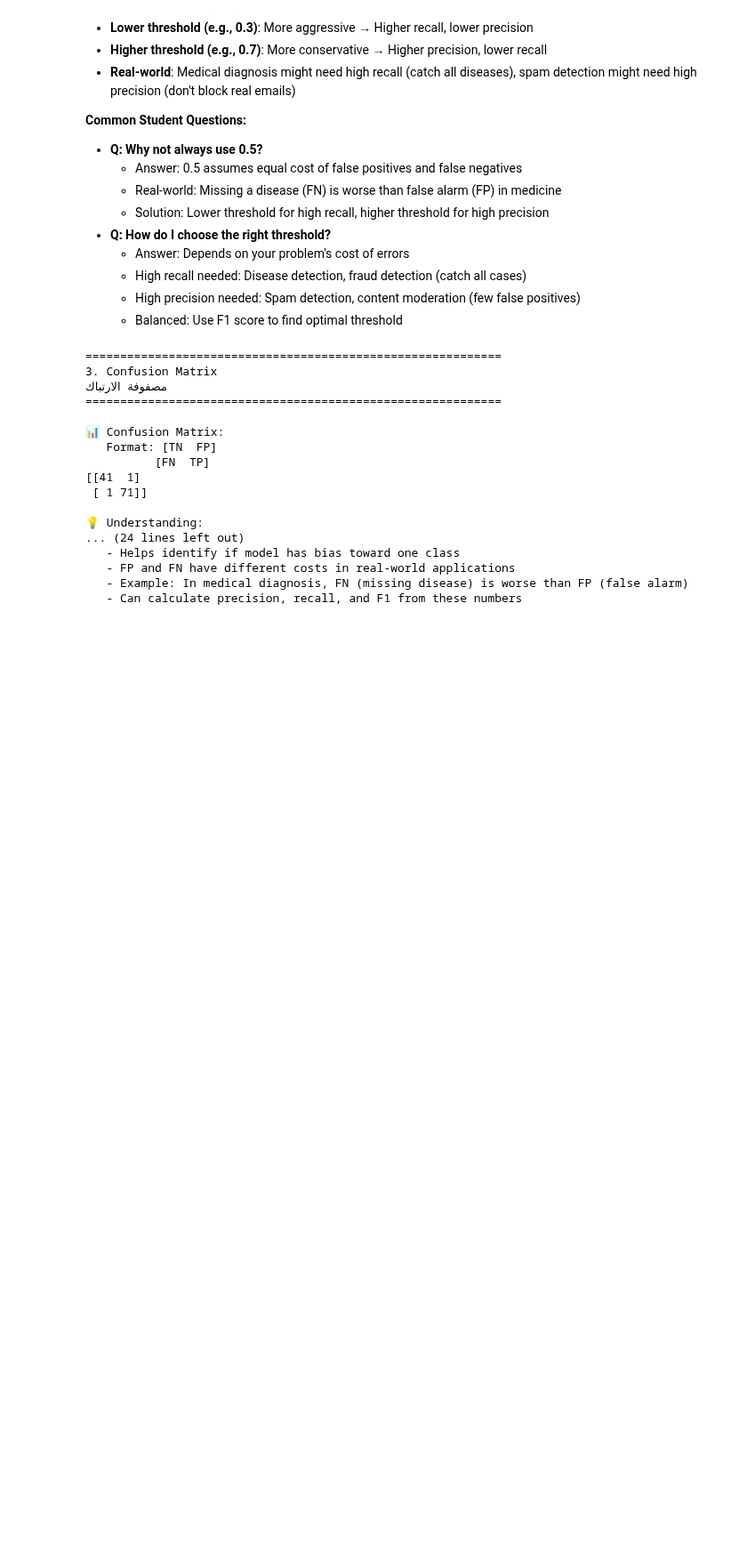
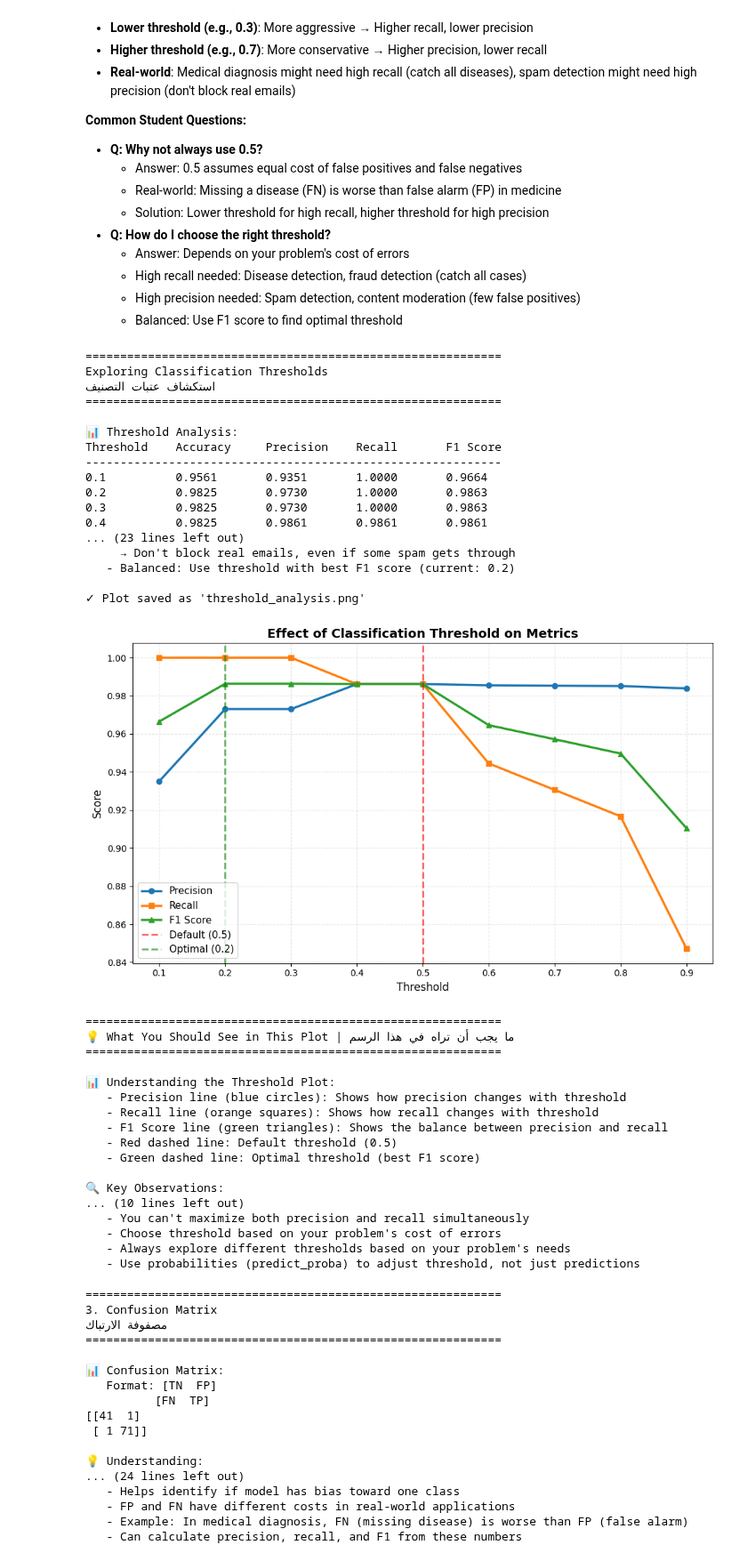
Before and after one commit to alwaleedsul/AI-Diploma-Program, a Jupyter notebook: Course 04/unit3-classification/examples/01_logistic_regression.ipynb, the cells around one changed output. Shown at 89% size. Drawn from its saved outputs; the diff is of its cells as text; code cells hidden in the pictures; blank space fills up the shorter version.

```diff
--- a/Course 04/unit3-classification/examples/01_logistic_regression.ipynb
+++ b/Course 04/unit3-classification/examples/01_logistic_regression.ipynb
@@ -549,44 +556,101 @@ optimal_threshold = results_df.loc[optimal_idx, 'threshold']
 
 print("\n" + "=" * 60)
 print("💡 Key Insights | الرؤى الرئيسية")
 print("=" * 60)
 print(f"\n📊 Optimal Threshold (by F1 Score): {optimal_threshold:.1f}")
 print(f"   - This threshold balances precision and recall")
 print(f"   - F1 Score: {results_df.loc[optimal_idx, 'f1']:.4f}")
 
 print(f"\n🔍 Threshold Trade-offs:")
 print(f"   - Lower threshold (< 0.5): More aggressive → Higher recall, lower precision")
 print(f"   - Higher threshold (> 0.5): More conservative → Higher precision, lower recall")
 print(f"   - Default (0.5): Balanced approach (assumes equal cost of errors)")
 
 print(f"\n📚 Real-World Applications:")
 print(f"   - Medical diagnosis: Use LOWER threshold (0.3-0.4) for high recall")
 print(f"     → Don't miss diseases, even if some false alarms")
 print(f"   - Spam detection: Use HIGHER threshold (0.6-0.7) for high precision")
 print(f"     → Don't block real emails, even if some spam gets through")
 print(f"   - Balanced: Use threshold with best F1 score (current: {optimal_threshold:.1f})")
 
 # Visualize threshold effects
 plt.figure(figsize=(10, 6))
-plt.plot(results_df['threshold'], results_df['precision'], 'o-', label='Precision', linewidth=2)
-plt.plot(results_df['threshold'], results_df['recall'], 's-', label='Recall', linewidth=2)
-plt.plot(results_df['threshold'], results_df['f1'], '^-', label='F1 Score', linewidth=2)
-plt.axvline(x=0.5, color='r', linestyle='--', alpha=0.5, label='Default (0.5)')
-plt.axvline(x=optimal_threshold, color='g', linestyle='--', alpha=0.5, label=f'Optimal ({optimal_threshold:.1f})')
-plt.xlabel('Threshold')
-plt.ylabel('Score')
-plt.title('Effect of Classification Threshold on Metrics')
-plt.legend()
-plt.grid(True, alpha=0.3)
+plt.plot(results_df['threshold'], results_df['precision'], 'o-', label='Precision', linewidth=2.5, markersize=6)
+plt.plot(results_df['threshold'], results_df['recall'], 's-', label='Recall', linewidth=2.5, markersize=6)
+plt.plot(results_df['threshold'], results_df['f1'], '^-', label='F1 Score', linewidth=2.5, markersize=6)
+plt.axvline(x=0.5, color='r', linestyle='--', alpha=0.6, linewidth=2, label='Default (0.5)')
+plt.axvline(x=optimal_threshold, color='g', linestyle='--', alpha=0.6, linewidth=2, label=f'Optimal ({optimal_threshold:.1f})')
+plt.xlabel('Threshold', fontsize=12)
+plt.ylabel('Score', fontsize=12)
+plt.title('Effect of Classification Threshold on Metrics', fontsize=14, fontweight='bold')
+plt.legend(fontsize=11, loc='best')
+plt.grid(True, alpha=0.3, linestyle='--')
 plt.tight_layout()
 plt.savefig('threshold_analysis.png', dpi=300, bbox_inches='tight')
 print("\n✓ Plot saved as 'threshold_analysis.png'")
 plt.show()
 
-print("\n💡 Learning Point:")
+print("\n" + "=" * 60)
+print("💡 What You Should See in This Plot | ما يجب أن تراه في هذا الرسم")
+print("=" * 60)
+print("\n📊 Understanding the Threshold Plot:")
+print("   - Precision line (blue circles): Shows how precision changes with threshold")
+print("   - Recall line (orange squares): Shows how recall changes with threshold")
+print("   - F1 Score line (green triangles): Shows the balance between precision and recall")
+print("   - Red dashed line: Default threshold (0.5)")
+print("   - Green dashed line: Optimal threshold (best F1 score)")
+
+print("\n🔍 Key Observations:")
+print("   - As threshold INCREASES (moves right):")
+print("     → Precision INCREASES (fewer false positives)")
+print("     → Recall DECREASES (more false negatives)")
+print("   - As threshold DECREASES (moves left):")
+print("     → Precision DECREASES (more false positives)")
+print("     → Recall INCREASES (fewer false negatives)")
+print("   - The optimal threshold balances both (highest F1 score)")
+
+print("\n📚 What This Teaches Us:")
 print("   - Threshold selection is a critical hyperparameter!")
+print("   - You can't maximize both precision and recall simultaneously")
+print("   - Choose threshold based on your problem's cost of errors")
 print("   - Always explore different thresholds based on your problem's needs")
 print("   - Use probabilities (predict_proba) to adjust threshold, not just predictions")
+# %% [output]
+============================================================
+Exploring Classification Thresholds
+استكشاف عتبات التصنيف
+============================================================
+
+📊 Threshold Analysis:
+Threshold    Accuracy     Precision    Recall       F1 Score
+------------------------------------------------------------
+0.1          0.9561       0.9351       1.0000       0.9664
+0.2          0.9825       0.9730       1.0000       0.9863
+0.3          0.9825       0.9730       1.0000       0.9863
+0.4          0.9825       0.9861       0.9861       0.9861
+... (23 lines left out)
+     → Don't block real emails, even if some spam gets through
+   - Balanced: Use threshold with best F1 score (current: 0.2)
+
+✓ Plot saved as 'threshold_analysis.png'
+[figure, added]
+============================================================
+💡 What You Should See in This Plot | ما يجب أن تراه في هذا الرسم
+============================================================
+
+📊 Understanding the Threshold Plot:
+   - Precision line (blue circles): Shows how precision changes with threshold
+   - Recall line (orange squares): Shows how recall changes with threshold
+   - F1 Score line (green triangles): Shows the balance between precision and recall
+   - Red dashed line: Default threshold (0.5)
+   - Green dashed line: Optimal threshold (best F1 score)
+
+🔍 Key Observations:
+... (10 lines left out)
+   - You can't maximize both precision and recall simultaneously
+   - Choose threshold based on your problem's cost of errors
+   - Always explore different thresholds based on your problem's needs
+   - Use probabilities (predict_proba) to adjust threshold, not just predictions
 # %%
 print("\n" + "=" * 60)
 print("3. Confusion Matrix")
```
Also changed, not shown: parts of 17 cells of this notebook, 5 other files.
